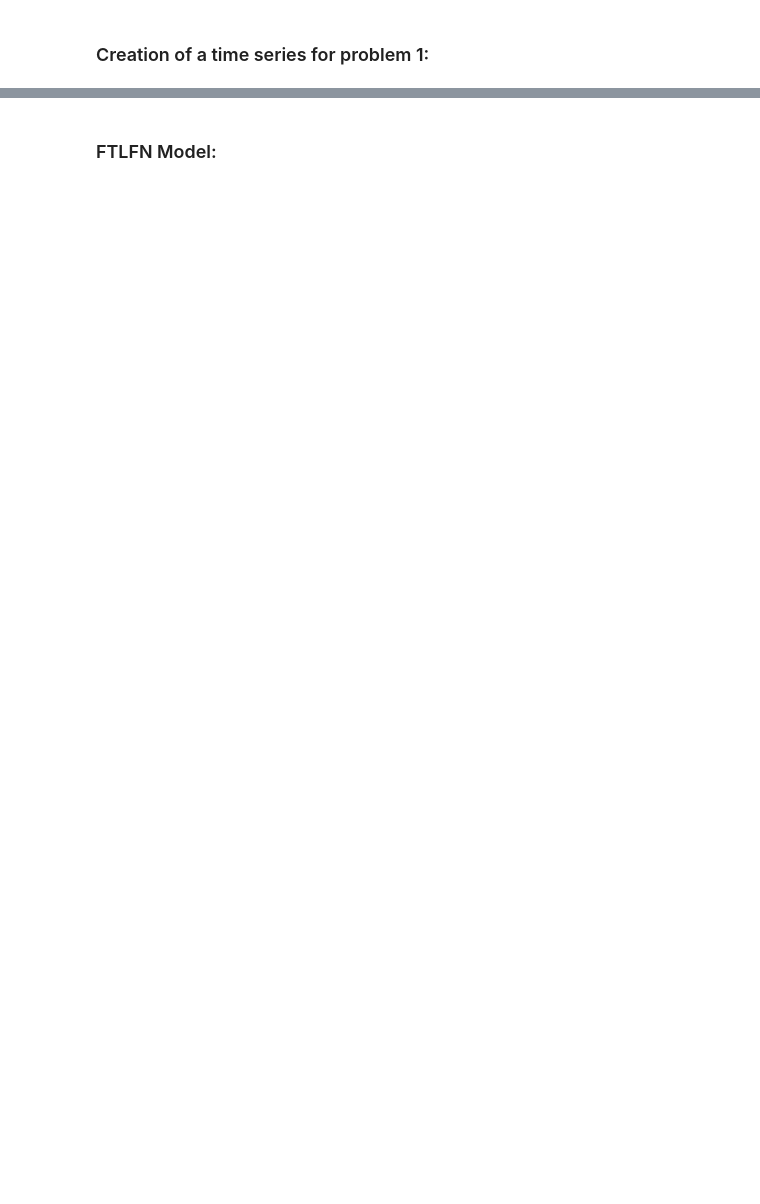
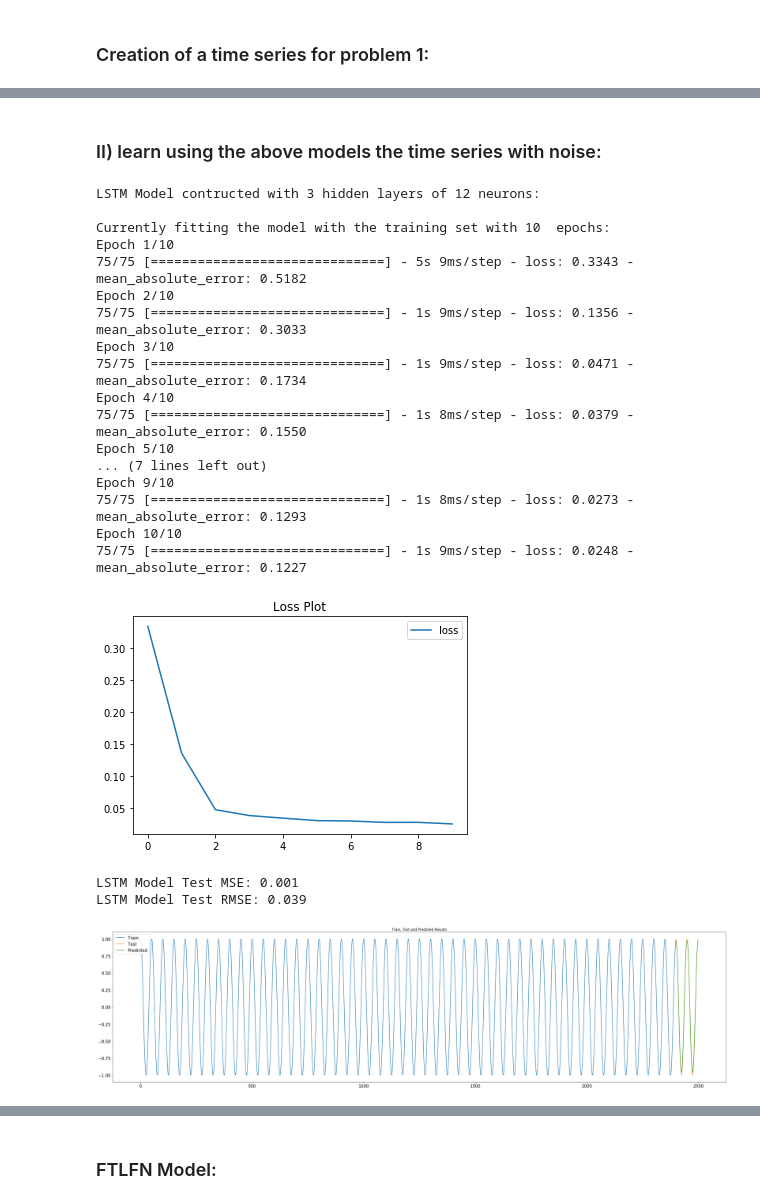
Before and after one commit to ray2g/Advanced-Machine-Learning-Projects, a Jupyter notebook: Assig_7/Assig7.ipynb, the cells around one changed output, grey strips where cells are left out. Drawn from its saved outputs; the diff is of its cells as text; code cells hidden in the pictures; blank space fills up the shorter version.

```diff
--- a/Assig_7/Assig7.ipynb
+++ b/Assig_7/Assig7.ipynb
@@ -42,0 +203,26 @@ for i in range(len(sin)):
+# %% [markdown]
+### II) learn using the above models the time series with noise:
+# %%
+lstm(X_train_1, y_train_1, X_test_1, y_test_1, 10, True)
+# %% [output]
+LSTM Model contructed with 3 hidden layers of 12 neurons:
+
+Currently fitting the model with the training set with 10  epochs:
+Epoch 1/10
+75/75 [==============================] - 5s 9ms/step - loss: 0.3343 - mean_absolute_error: 0.5182
+Epoch 2/10
+75/75 [==============================] - 1s 9ms/step - loss: 0.1356 - mean_absolute_error: 0.3033
+Epoch 3/10
+75/75 [==============================] - 1s 9ms/step - loss: 0.0471 - mean_absolute_error: 0.1734
+Epoch 4/10
+75/75 [==============================] - 1s 8ms/step - loss: 0.0379 - mean_absolute_error: 0.1550
+Epoch 5/10
+... (7 lines left out)
+Epoch 9/10
+75/75 [==============================] - 1s 8ms/step - loss: 0.0273 - mean_absolute_error: 0.1293
+Epoch 10/10
+75/75 [==============================] - 1s 9ms/step - loss: 0.0248 - mean_absolute_error: 0.1227
+[figure, added]
+LSTM Model Test MSE: 0.001
+LSTM Model Test RMSE: 0.039
+[figure, added]
```
Also changed, not shown: parts of 23 cells of this notebook.
